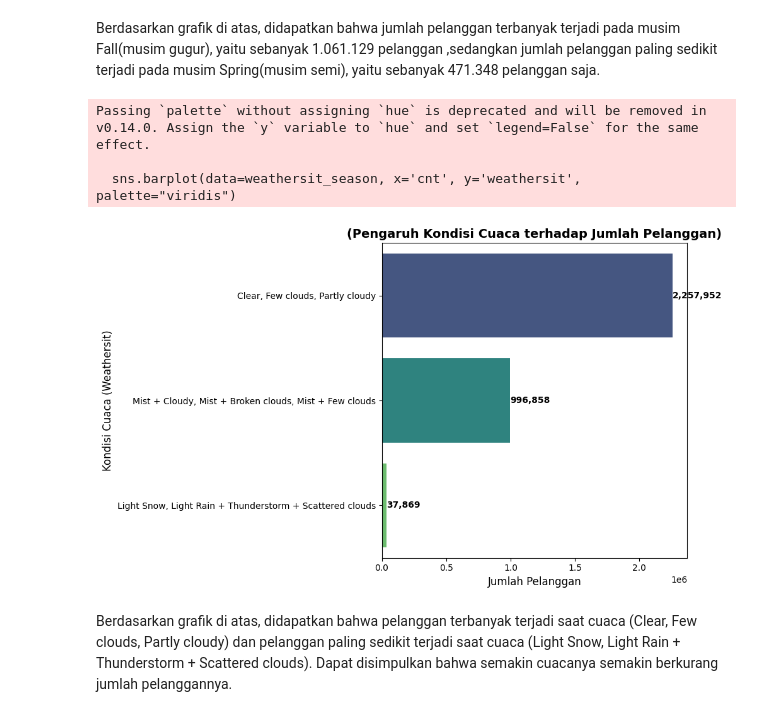
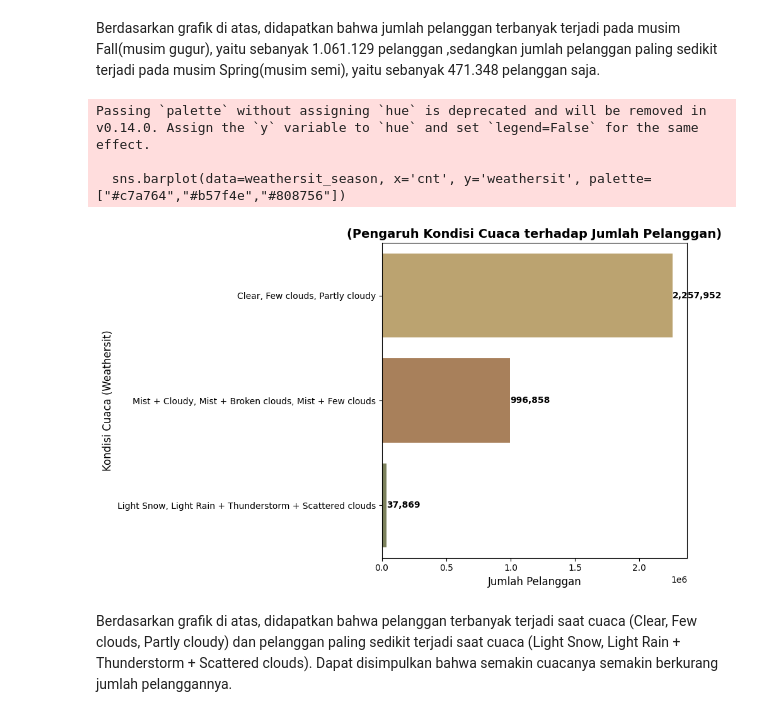
Before and after one commit to Nauviii/first_project_DataAnalayst, a Jupyter notebook: Notebook.ipynb, the cells around one changed output. Saved outputs shown, nothing was run; the diff lists cells and outputs as text; code cells hidden in the pictures.

```diff
--- a/Notebook.ipynb
+++ b/Notebook.ipynb
@@ -559,27 +559,27 @@ Berdasarkan grafik di atas, didapatkan bahwa jumlah pelanggan terbanyak terjadi
 # %%
 # Hubungan antara faktor cuaca dengan banyaknya pelanggan
 weathersit_season = bike_day_df.groupby("weathersit")["cnt"].sum().sort_values(ascending=False).reset_index()
 
 # Membuat bar plot
 plt.figure(figsize=(10, 6))
-sns.barplot(data=weathersit_season, x='cnt', y='weathersit', palette="viridis")
+sns.barplot(data=weathersit_season, x='cnt', y='weathersit', palette=["#c7a764","#b57f4e","#808756"])
 plt.xlabel('Jumlah Pelanggan', fontsize=12)
 plt.ylabel('Kondisi Cuaca (Weathersit)', fontsize=12)
 plt.title('(Pengaruh Kondisi Cuaca terhadap Jumlah Pelanggan)', fontsize=14,fontweight="bold")
 
 # Menambahkan nilai ke dalam plot
 for index, row in weathersit_season.iterrows():
     plt.text(
         x=row['cnt'] + 500, y=index, s=f"{row['cnt']:,}",  # Posisi teks
         ha='left', va='center', fontsize=10, color='black', weight='bold'
     )
 
 plt.tight_layout()
 plt.show()
 # %% [output]
 Passing `palette` without assigning `hue` is deprecated and will be removed in v0.14.0. Assign the `y` variable to `hue` and set `legend=False` for the same effect.
 
-  sns.barplot(data=weathersit_season, x='cnt', y='weathersit', palette="viridis")
+  sns.barplot(data=weathersit_season, x='cnt', y='weathersit', palette=["#c7a764","#b57f4e","#808756"])
-[figure, old version]
+[figure, new version]
 # %% [markdown]
 Berdasarkan grafik di atas, didapatkan bahwa pelanggan terbanyak terjadi saat cuaca (Clear, Few clouds, Partly cloudy) dan pelanggan paling sedikit terjadi saat cuaca (Light Snow, Light Rain + Thunderstorm + Scattered clouds). Dapat disimpulkan bahwa semakin cuacanya semakin berkurang jumlah pelanggannya.
```
Also changed, not shown: parts of 7 cells of this notebook.
